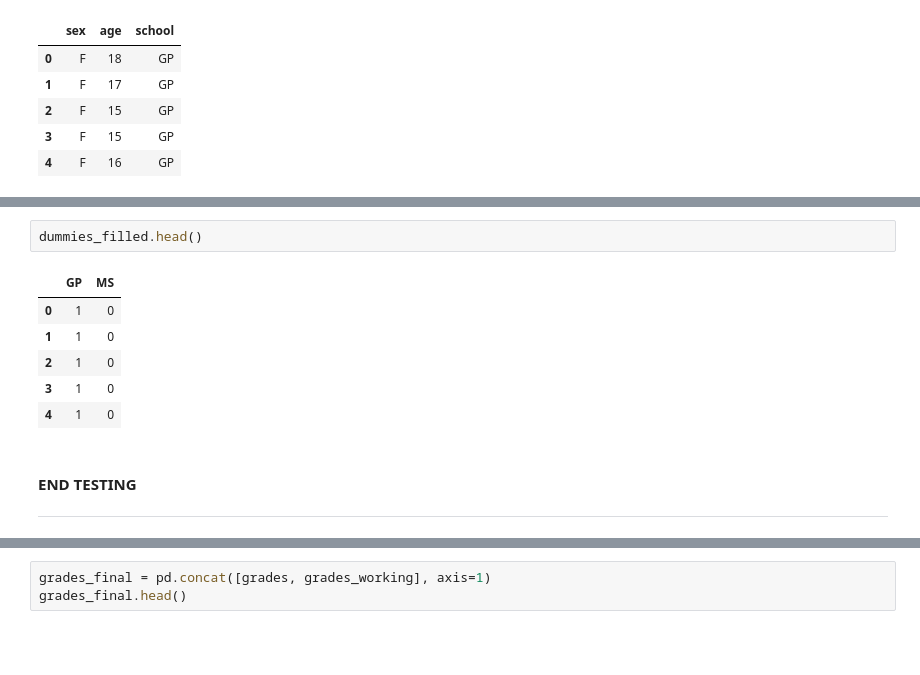
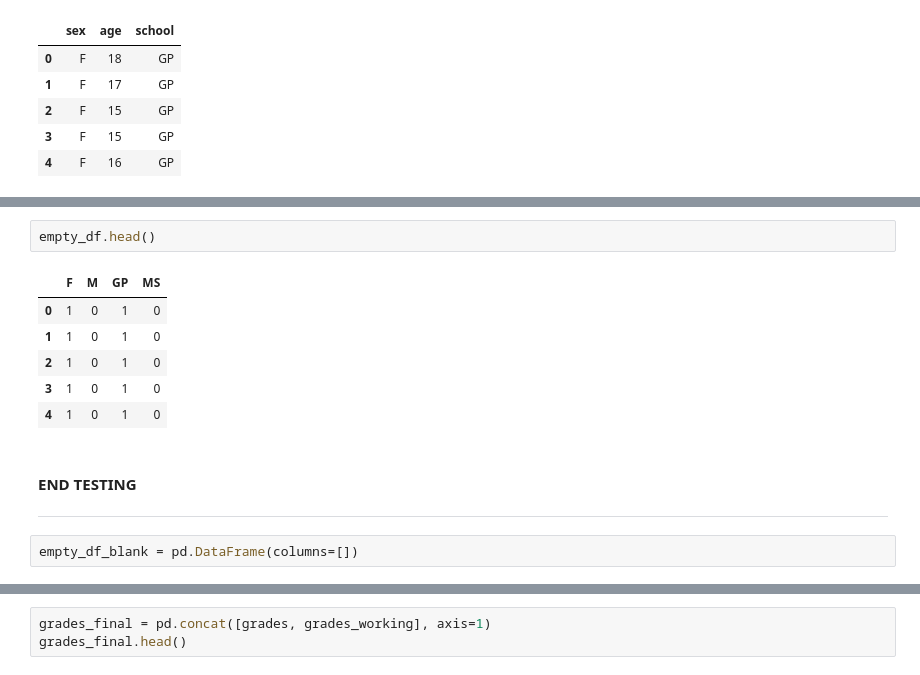
Before and after one commit to sushant822/sutdent_grade, a Jupyter notebook: studene_grade.ipynb, the cells around one changed output, grey strips where cells are left out. Saved outputs shown, nothing was run; the diff lists cells and outputs as text; blank space fills up the shorter version.

```diff
--- a/studene_grade.ipynb
+++ b/studene_grade.ipynb
@@ -139,17 +141,19 @@ GP    395
 MS    395
 dtype: int64
 # %%
-dummies_filled.head()
+empty_df.head()
 # %% [output]
-|  | GP | MS |
-| 0 | 1 | 0 |
-| 1 | 1 | 0 |
-| 2 | 1 | 0 |
-| 3 | 1 | 0 |
-| 4 | 1 | 0 |
+|  | F | M | GP | MS |
+| 0 | 1 | 0 | 1 | 0 |
+| 1 | 1 | 0 | 1 | 0 |
+| 2 | 1 | 0 | 1 | 0 |
+| 3 | 1 | 0 | 1 | 0 |
+| 4 | 1 | 0 | 1 | 0 |
 # %% [markdown]
 #### END TESTING
 <hr>
+# %%
+empty_df_blank = pd.DataFrame(columns=[])
 # %%
 for i in grades_working.columns:
     grades_working.dtypes[i] == "object"
```
Also changed, not shown: parts of 2 cells of this notebook.
